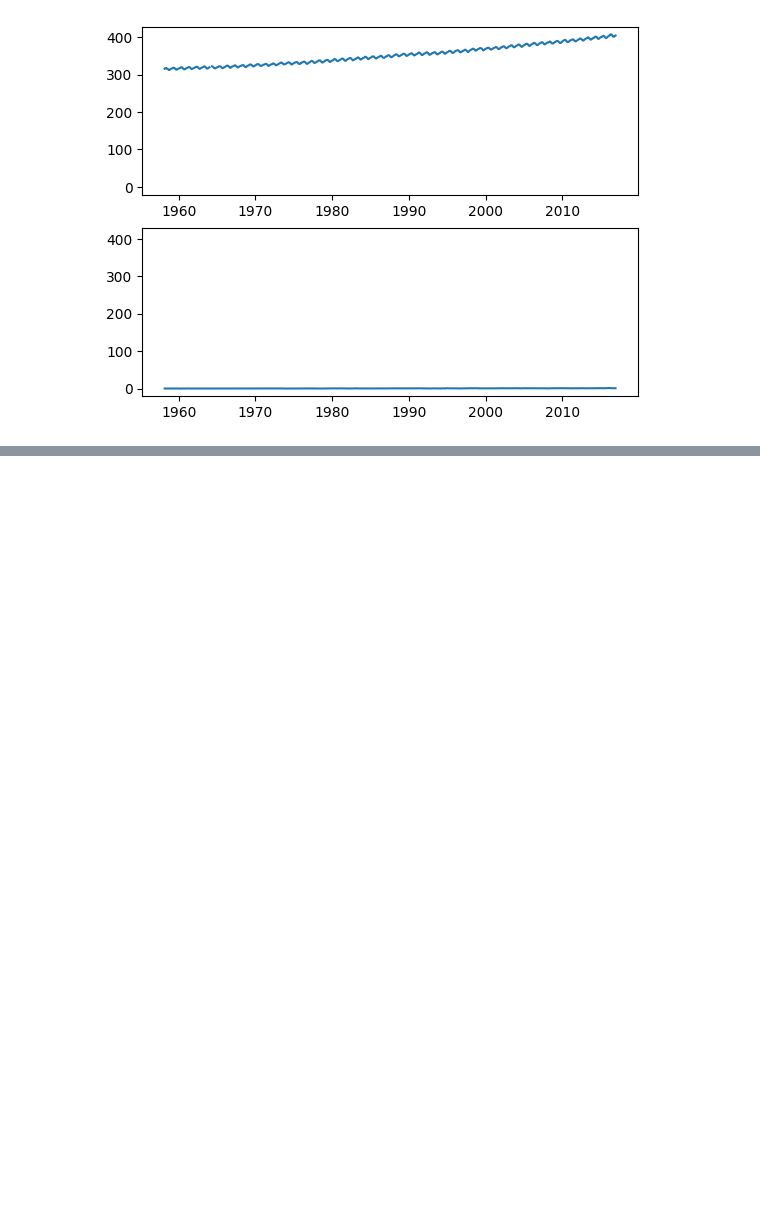
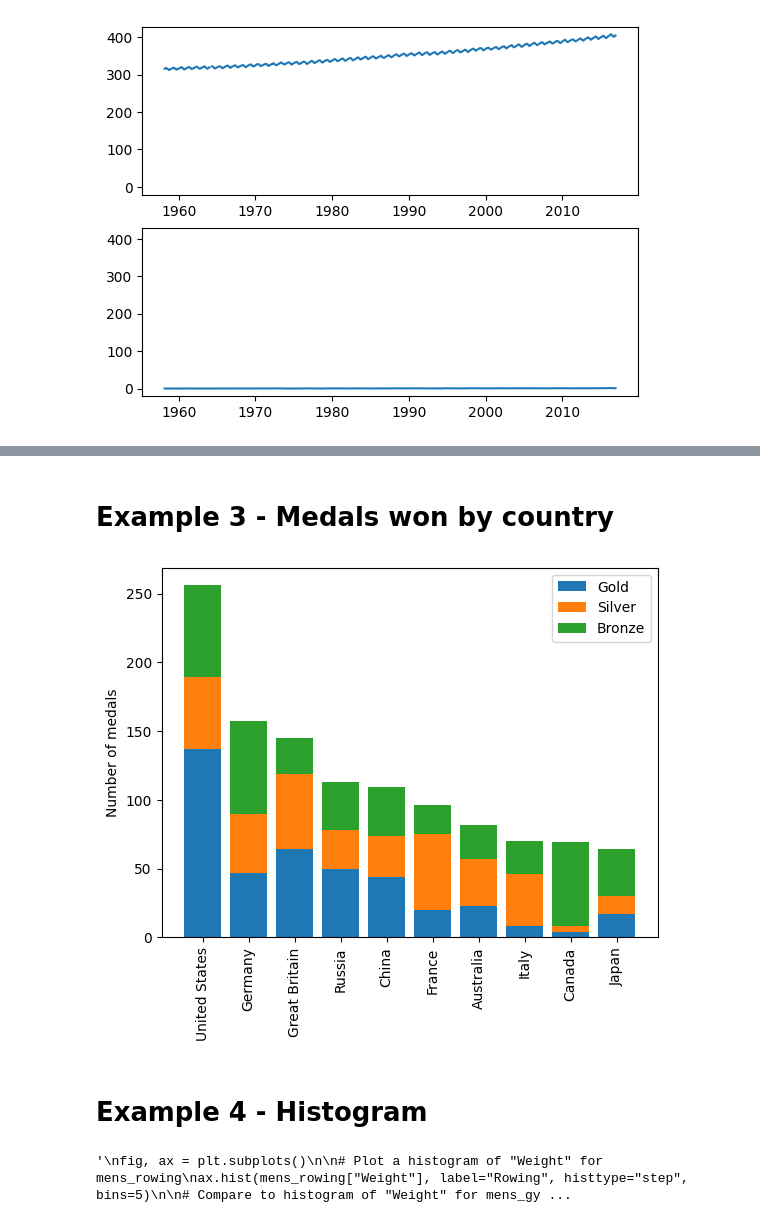
Before and after one commit to FranGiordano/machine-learning-datacamp, a Jupyter notebook: practice/matplotlib.ipynb, the cells around one changed output, grey strips where cells are left out. Drawn from its saved outputs; the diff is of its cells as text; code cells hidden in the pictures; blank space fills up the shorter version.

```diff
--- a/practice/matplotlib.ipynb
+++ b/practice/matplotlib.ipynb
@@ -5,4 +5,4 @@ import pandas as pd
 # Reading Data
 # %%
 climate_change = pd.read_csv("../datasets/climate_change.csv", parse_dates=["date"], index_col=["date"])
-climate_change
+medals = pd.read_csv("../datasets/medals_by_country_2016.csv", index_col=0)
@@ -48,0 +38,34 @@ plt.show()
+# %% [markdown]
+# Example 3 - Medals won by country
+# %%
+fig, ax = plt.subplots()
+ax.bar(medals.index, medals["Gold"], label="Gold")
+ax.bar(medals.index, medals["Silver"], bottom=medals["Gold"], label="Silver")
+ax.bar(medals.index, medals["Bronze"], bottom=medals["Gold"] + medals["Silver"], label='Bronze')
+ax.set_xticklabels(medals.index, rotation=90)
+ax.set_ylabel("Number of medals")
+ax.legend()
+plt.show()
+# %% [output]
+[figure, added]
+# %% [markdown]
+# Example 4 - Histogram
+# %%
+"""
+fig, ax = plt.subplots()
+
+# Plot a histogram of "Weight" for mens_rowing
+ax.hist(mens_rowing["Weight"], label="Rowing", histtype="step", bins=5)
+
+# Compare to histogram of "Weight" for mens_gymnastics
+ax.hist(mens_gymnastics["Weight"], label="Gymnastics", histtype="step", bins=5)
+
+ax.set_xlabel("Weight (kg)")
+ax.set_ylabel("# of observations")
+
+# Add the legend and show the Figure
+ax.legend()
+plt.show()
+"""
+# %% [output]
+'\nfig, ax = plt.subplots()\n\n# Plot a histogram of "Weight" for mens_rowing\nax.hist(mens_rowing["Weight"], label="Rowing", histtype="step", bins=5)\n\n# Compare to histogram of "Weight" for mens_gy ...
```
Also changed, not shown: parts of 9 cells of this notebook, 2 other files.
